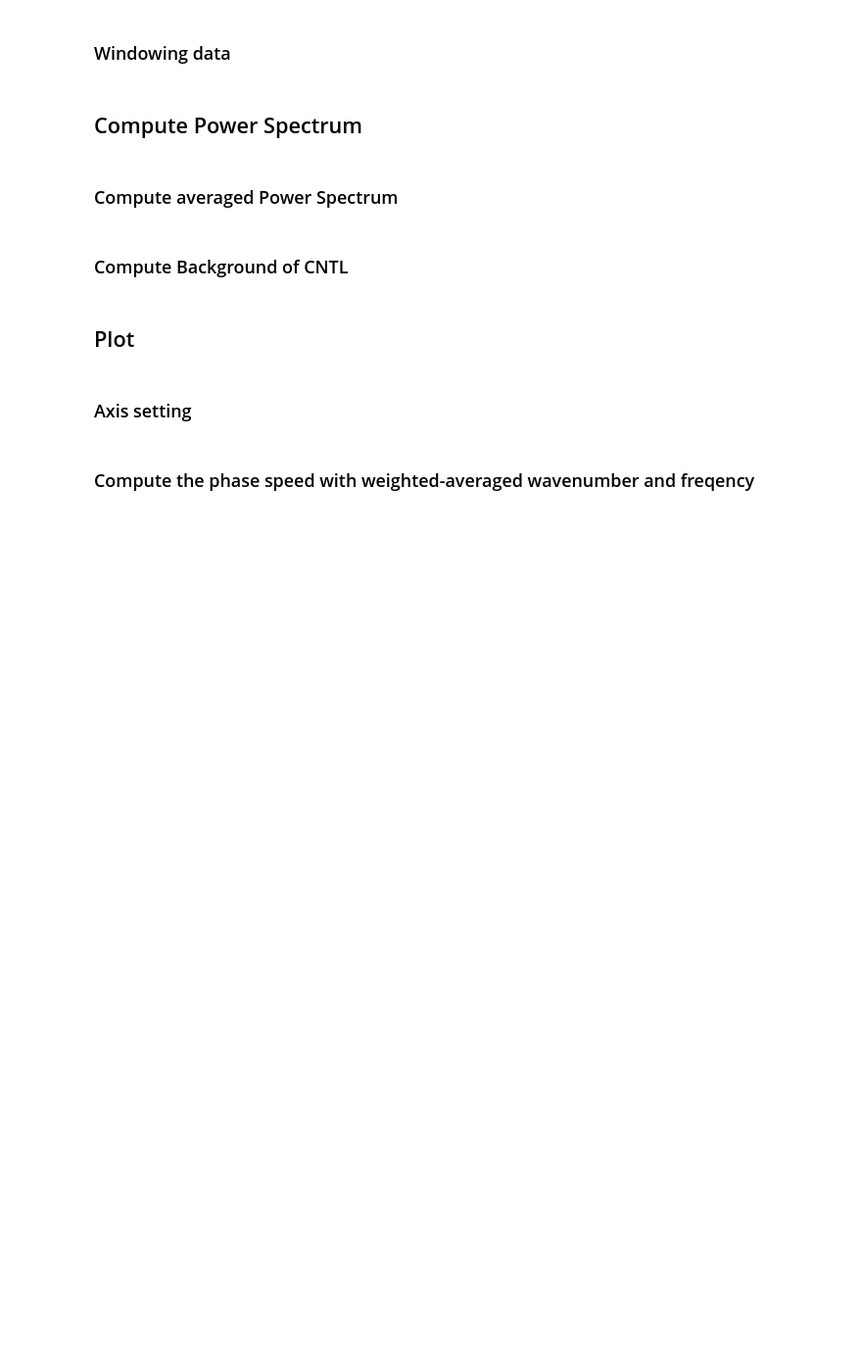
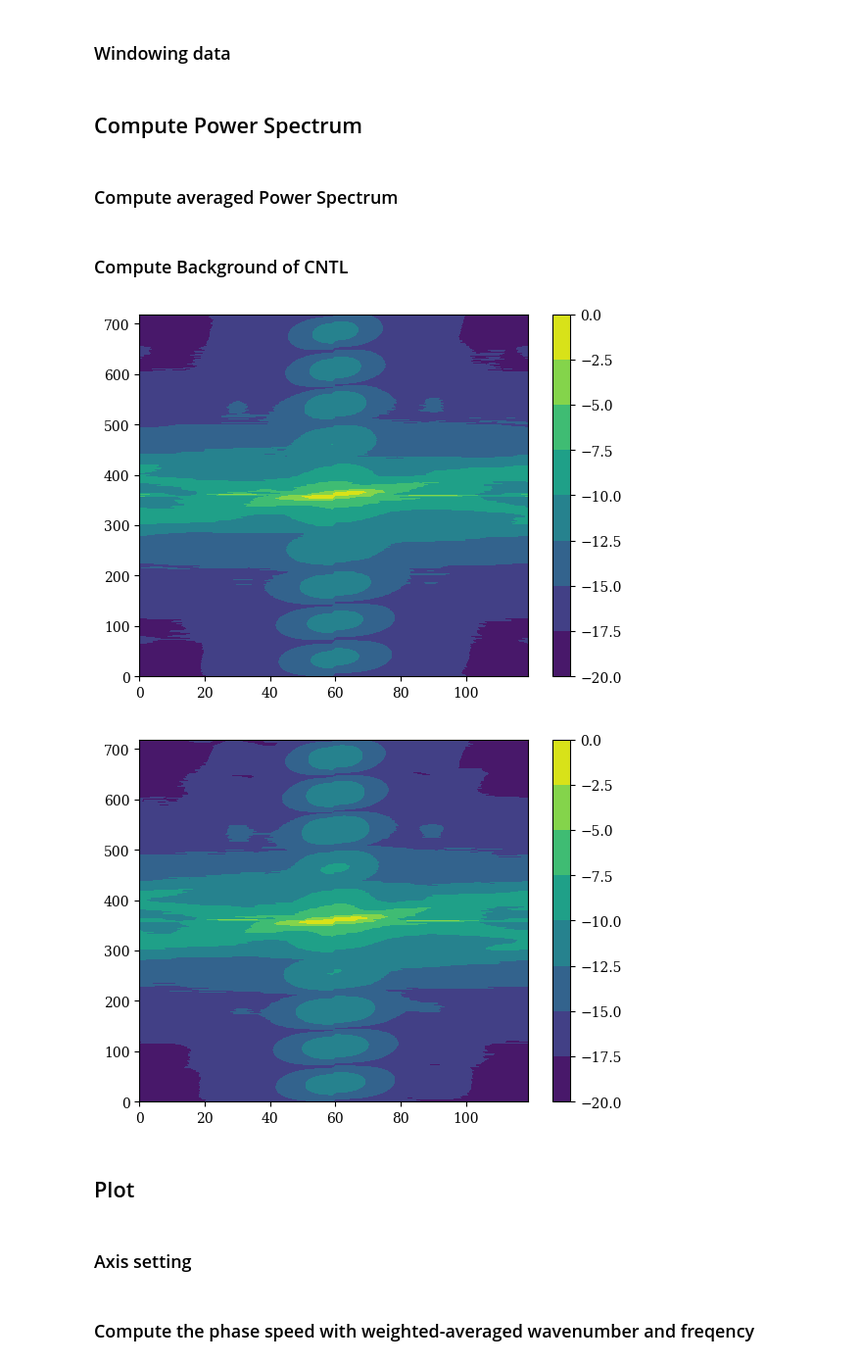
Before and after one commit to JOsephKan/bachelor_thesis, a Jupyter notebook: CNTL_vs_NSC/temp_power_spectrum.ipynb, the cells around one changed output. Shown at 98% size. Saved outputs shown, nothing was run; the diff lists cells and outputs as text; code cells hidden in the pictures; blank space fills up the shorter version.

```diff
--- a/CNTL_vs_NSC/temp_power_spectrum.ipynb
+++ b/CNTL_vs_NSC/temp_power_spectrum.ipynb
@@ -139,6 +142,17 @@ peak: dict[str, np.ndarray] = dict(
     (key, power_spec_sym[key]/cntl_bg)
     for key in power_spec_sym.keys()
 )
+# %%
+plt.contourf(np.log(np.fft.fftshift(cntl_bg)))
+plt.colorbar()
+plt.show()
+
+plt.contourf(np.log(np.fft.fftshift(backgroud((power_spec_sym["nsc"]+power_spec_asy["nsc"])/2))))
+plt.colorbar()
+plt.show()
+# %% [output]
+[figure, added]
+[figure, added]
 # %% [markdown]
 ## Plot
 # %% [markdown]
```
Also changed, not shown: parts of 1 cell of this notebook, 20 other files.
